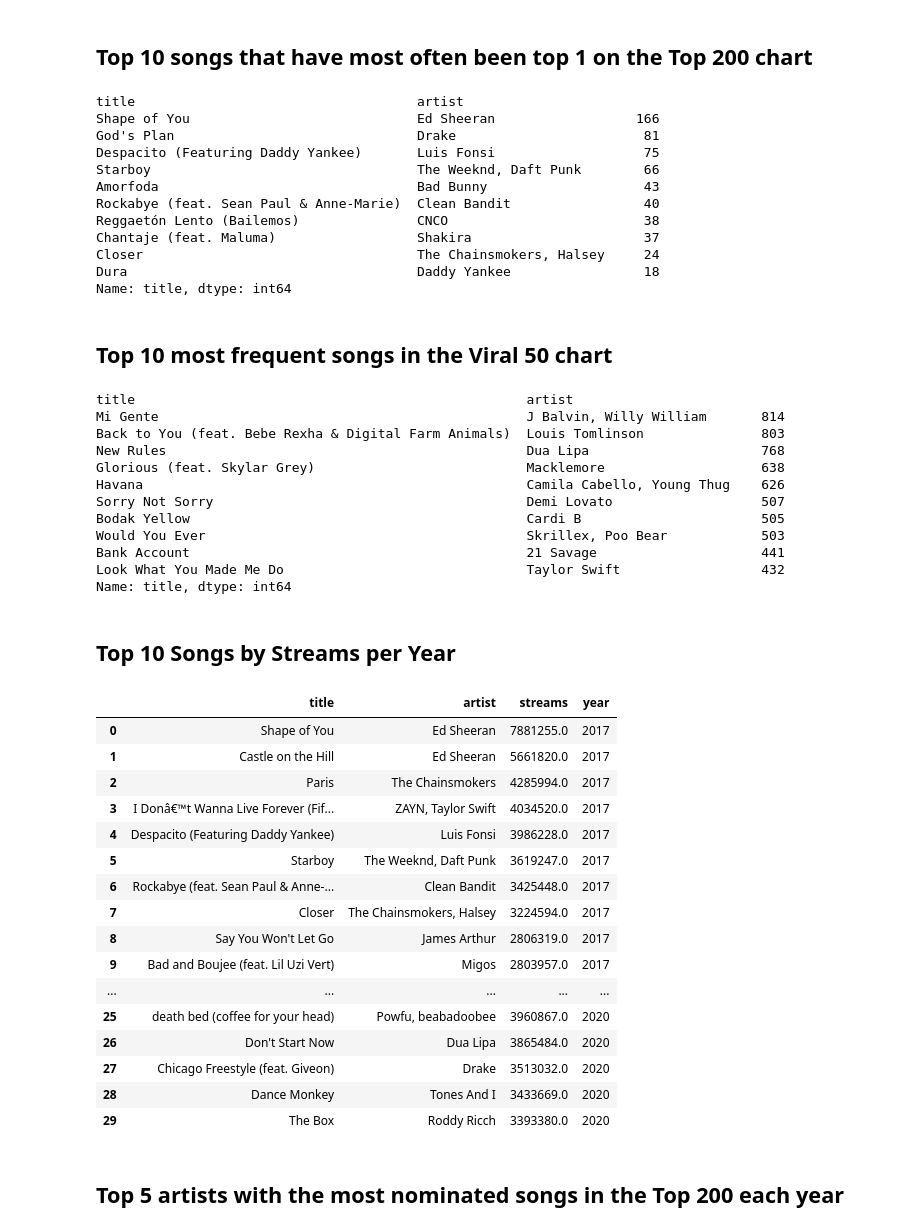
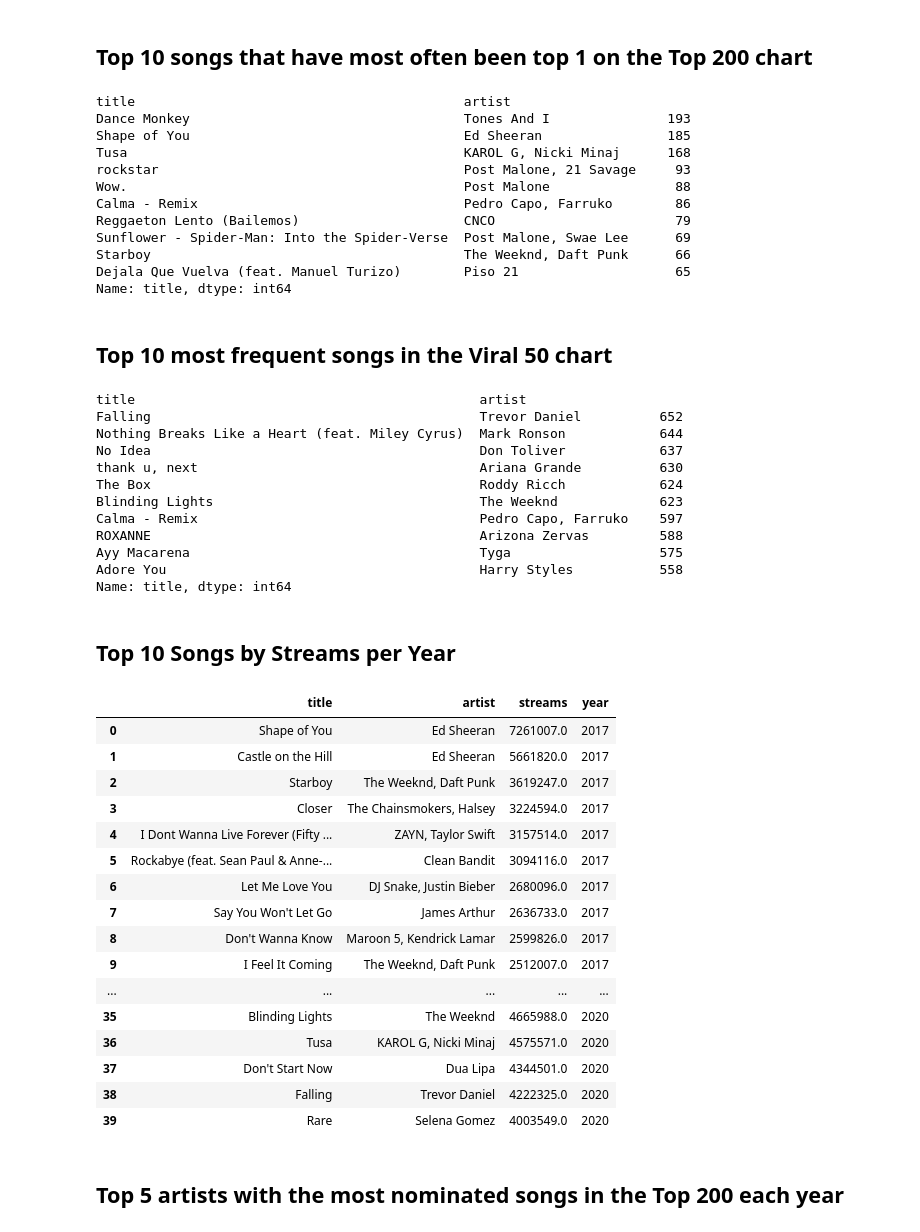
Before and after one commit to bimajkejsi/INDEX, a Jupyter notebook: Spotify.ipynb, the cells around one changed output. Cells and saved outputs as stored; diff of their text form; code cells hidden in the pictures.

```diff
--- a/Spotify.ipynb
+++ b/Spotify.ipynb
@@ -38,8 +38,8 @@ path = str(Path(os.path.abspath(os.getcwd())).parent.absolute())
 
 # #spotify codes
 
-spotify = os.path.join(path, 'INDEX', 'spotify', 'dataset', 'chart.csv')
-#spotify = "/content/drive/MyDrive/GraphDB/chart.csv"
+spotify = os.path.join(path, 'INDEX', 'spotify', 'dataset', 'updated_data_cleaning.csv')
+#spotify = "/content/drive/MyDrive/GraphDB/updated_data_cleaning.csv"
 
 # saving folder
 
@@ -719,17 +522,17 @@ top200_10_songs_top1 = df_spotify_top200_pos1.groupby(['title', 'artist'])['titl
 # Print 10 most frequent songs and the number of times a song has appeared at number one on the chart
 print(top200_10_songs_top1)
 # %% [output]
-title                                    artist
-Shape of You                             Ed Sheeran                  166
-God's Plan                               Drake                        81
-Despacito (Featuring Daddy Yankee)       Luis Fonsi                   75
-Starboy                                  The Weeknd, Daft Punk        66
-Amorfoda                                 Bad Bunny                    43
-Rockabye (feat. Sean Paul & Anne-Marie)  Clean Bandit                 40
-Reggaetón Lento (Bailemos)               CNCO                         38
-Chantaje (feat. Maluma)                  Shakira                      37
-Closer                                   The Chainsmokers, Halsey     24
-Dura                                     Daddy Yankee                 18
+title                                          artist
+Dance Monkey                                   Tones And I               193
+Shape of You                                   Ed Sheeran                185
+Tusa                                           KAROL G, Nicki Minaj      168
+rockstar                                       Post Malone, 21 Savage     93
+Wow.                                           Post Malone                88
+Calma - Remix                                  Pedro Capo, Farruko        86
+Reggaeton Lento (Bailemos)                     CNCO                       79
+Sunflower - Spider-Man: Into the Spider-Verse  Post Malone, Swae Lee      69
+Starboy                                        The Weeknd, Daft Punk      66
+Dejala Que Vuelva (feat. Manuel Turizo)        Piso 21                    65
 Name: title, dtype: int64
 # %% [markdown]
 ## Top 10 most frequent songs in the Viral 50 chart
@@ -752,62 +555,64 @@ viral50_frequent_10_songs = df_spotify_viral50.groupby(['title', 'artist'])['tit
 # Print 10 most frequent songs, corresponding artists and the number of times a song has appeared in the chart
 print(viral50_frequent_10_songs)
 # %% [output]
-title                                                  artist
-Mi Gente                                               J Balvin, Willy William       814
-Back to You (feat. Bebe Rexha & Digital Farm Animals)  Louis Tomlinson               803
-New Rules                                              Dua Lipa                      768
-Glorious (feat. Skylar Grey)                           Macklemore                    638
-Havana                                                 Camila Cabello, Young Thug    626
-Sorry Not Sorry                                        Demi Lovato                   507
-Bodak Yellow                                           Cardi B                       505
-Would You Ever                                         Skrillex, Poo Bear            503
-Bank Account                                           21 Savage                     441
-Look What You Made Me Do                               Taylor Swift                  432
+title                                            artist
+Falling                                          Trevor Daniel          652
+Nothing Breaks Like a Heart (feat. Miley Cyrus)  Mark Ronson            644
+No Idea                                          Don Toliver            637
+thank u, next                                    Ariana Grande          630
+The Box                                          Roddy Ricch            624
+Blinding Lights                                  The Weeknd             623
+Calma - Remix                                    Pedro Capo, Farruko    597
+ROXANNE                                          Arizona Zervas         588
+Ayy Macarena                                     Tyga                   575
+Adore You                                        Harry Styles           558
 Name: title, dtype: int64
 # %% [markdown]
 ## Top 10 Songs by Streams per Year
 # %%
 # Assume the dataset is loaded in `df_spotify`
 # Convert the 'date' column to datetime format
 df_spotify['date'] = pd.to_datetime(df_spotify['date'], errors='coerce')
 
 # Add a 'year' column from the date
 df_spotify['year'] = df_spotify['date'].dt.year
+
+df_spotify = df_spotify.dropna()
 
 # Select the row with the highest number of streams for each song
 df_spotify_unique = df_spotify.loc[df_spotify.groupby('title')['streams'].idxmax()]
 
 # Filter the data to keep only necessary columns and remove the year 2022
 filtered_data = df_spotify_unique[['title', 'artist', 'streams', 'year']]
 filtered_data = filtered_data[filtered_data['year'] != 2021]
 # Get the top 10 songs for each year
 top_songs_by_year = (
     filtered_data.sort_values(by=['year', 'streams'], ascending=[True, False])  # Sort by year and streams
     .groupby('year')
     .head(10)
 )
 
 # Display the data in a table without index
 from IPython.display import display
 display(top_songs_by_year.reset_index(drop=True))
 # %% [output]
 |  | title | artist | streams | year |
-| 0 | Shape of You | Ed Sheeran | 7881255.0 | 2017 |
+| 0 | Shape of You | Ed Sheeran | 7261007.0 | 2017 |
 | 1 | Castle on the Hill | Ed Sheeran | 5661820.0 | 2017 |
-| 2 | Paris | The Chainsmokers | 4285994.0 | 2017 |
-| 3 | I Donâ€™t Wanna Live Forever (Fif... | ZAYN, Taylor Swift | 4034520.0 | 2017 |
-| 4 | Despacito (Featuring Daddy Yankee) | Luis Fonsi | 3986228.0 | 2017 |
-| 5 | Starboy | The Weeknd, Daft Punk | 3619247.0 | 2017 |
-| 6 | Rockabye (feat. Sean Paul & Anne-... | Clean Bandit | 3425448.0 | 2017 |
-| 7 | Closer | The Chainsmokers, Halsey | 3224594.0 | 2017 |
-| 8 | Say You Won't Let Go | James Arthur | 2806319.0 | 2017 |
-| 9 | Bad and Boujee (feat. Lil Uzi Vert) | Migos | 2803957.0 | 2017 |
+| 2 | Starboy | The Weeknd, Daft Punk | 3619247.0 | 2017 |
+| 3 | Closer | The Chainsmokers, Halsey | 3224594.0 | 2017 |
+| 4 | I Dont Wanna Live Forever (Fifty ... | ZAYN, Taylor Swift | 3157514.0 | 2017 |
+| 5 | Rockabye (feat. Sean Paul & Anne-... | Clean Bandit | 3094116.0 | 2017 |
+| 6 | Let Me Love You | DJ Snake, Justin Bieber | 2680096.0 | 2017 |
+| 7 | Say You Won't Let Go | James Arthur | 2636733.0 | 2017 |
+| 8 | Don't Wanna Know | Maroon 5, Kendrick Lamar | 2599826.0 | 2017 |
+| 9 | I Feel It Coming | The Weeknd, Daft Punk | 2512007.0 | 2017 |
 | ... | ... | ... | ... | ... |
-| 25 | death bed (coffee for your head) | Powfu, beabadoobee | 3960867.0 | 2020 |
-| 26 | Don't Start Now | Dua Lipa | 3865484.0 | 2020 |
-| 27 | Chicago Freestyle (feat. Giveon) | Drake | 3513032.0 | 2020 |
-| 28 | Dance Monkey | Tones And I | 3433669.0 | 2020 |
-| 29 | The Box | Roddy Ricch | 3393380.0 | 2020 |
+| 35 | Blinding Lights | The Weeknd | 4665988.0 | 2020 |
+| 36 | Tusa | KAROL G, Nicki Minaj | 4575571.0 | 2020 |
+| 37 | Don't Start Now | Dua Lipa | 4344501.0 | 2020 |
+| 38 | Falling | Trevor Daniel | 4222325.0 | 2020 |
+| 39 | Rare | Selena Gomez | 4003549.0 | 2020 |
 # %% [markdown]
 ## Top 5 artists with the most nominated songs in the Top 200 each year
 # %%
```
Also changed, not shown: parts of 34 cells of this notebook.
